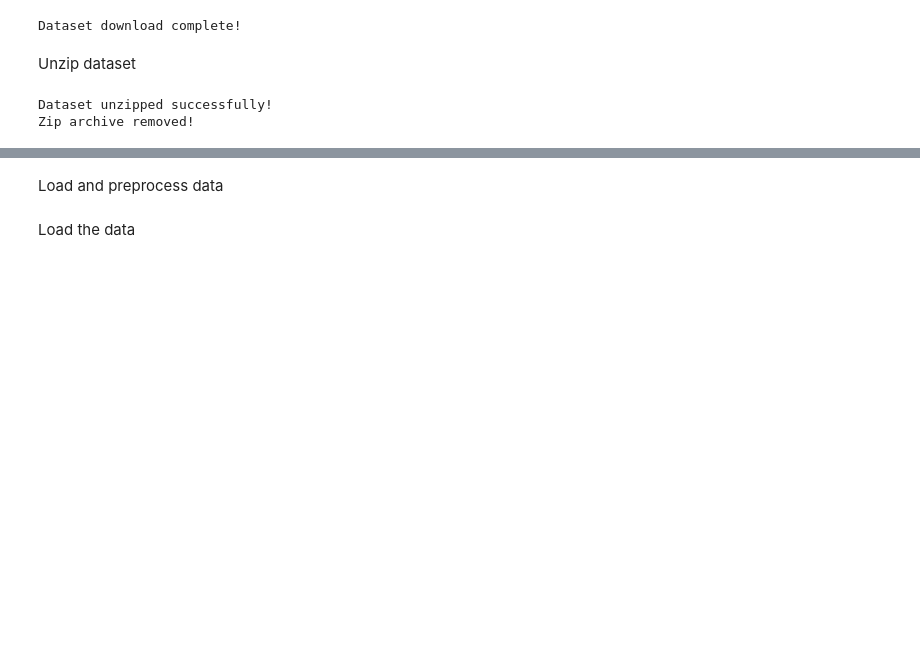
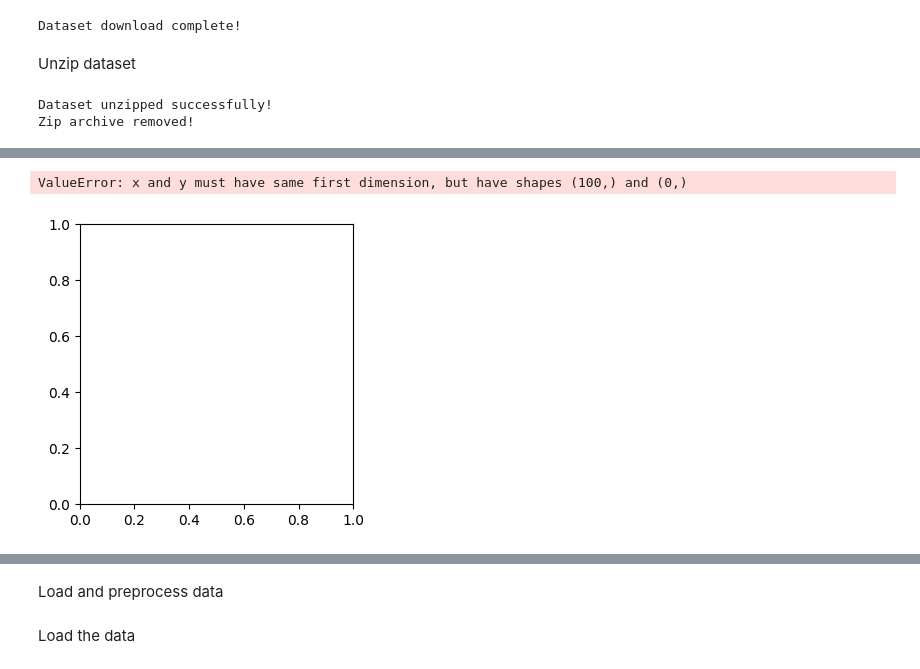
Before and after one commit to ketayon/womaium_project, a Jupyter notebook: Task_5_quantum.ipynb, the cells around one changed output, grey strips where cells are left out. Saved outputs shown, nothing was run; the diff lists cells and outputs as text; code cells hidden in the pictures; blank space fills up the shorter version.

```diff
--- a/Task_5_quantum.ipynb
+++ b/Task_5_quantum.ipynb
@@ -72,0 +248,51 @@ Zip archive removed!
+# %%
+# Visualization
+plt.figure(figsize=(12, 8))
+plt.subplot(2, 3, 1)
+plt.plot(range(num_epochs), loss_list, label='Training Loss')
+plt.plot(range(num_epochs), val_loss_list, label='Validation Loss')
+plt.xlabel('Epochs')
+plt.ylabel('Loss')
+plt.title('Loss')
+plt.legend()
+
+plt.subplot(2, 3, 2)
+plt.plot(range(num_epochs), accuracy_list, label='Accuracy')
+plt.xlabel('Epochs')
+plt.ylabel('Accuracy')
+plt.title('Accuracy')
+plt.legend()
+
+plt.subplot(2, 3, 3)
+plt.plot(range(num_epochs), precision_list, label='Precision')
+plt.xlabel('Epochs')
+plt.ylabel('Precision')
+plt.title('Precision')
+plt.legend()
+
+plt.subplot(2, 3, 4)
+plt.plot(range(num_epochs), recall_list, label='Recall')
+plt.xlabel('Epochs')
+plt.ylabel('Recall')
+plt.title('Recall')
+plt.legend()
+
+plt.subplot(2, 3, 5)
+plt.plot(range(num_epochs), f1_list, label='F1 Score')
+plt.xlabel('Epochs')
+plt.ylabel('F1 Score')
+plt.title('F1 Score')
+plt.legend()
+
+plt.subplot(2, 3, 6)
+plt.plot(range(num_epochs), roc_auc_list, label='ROC AUC')
+plt.xlabel('Epochs')
+plt.ylabel('ROC AUC')
+plt.title('ROC AUC')
+plt.legend()
+
+plt.tight_layout()
+plt.show()
+# %% [output]
+ValueError: x and y must have same first dimension, but have shapes (100,) and (0,)
+[figure, added]
```
Also changed, not shown: parts of 21 cells of this notebook.
